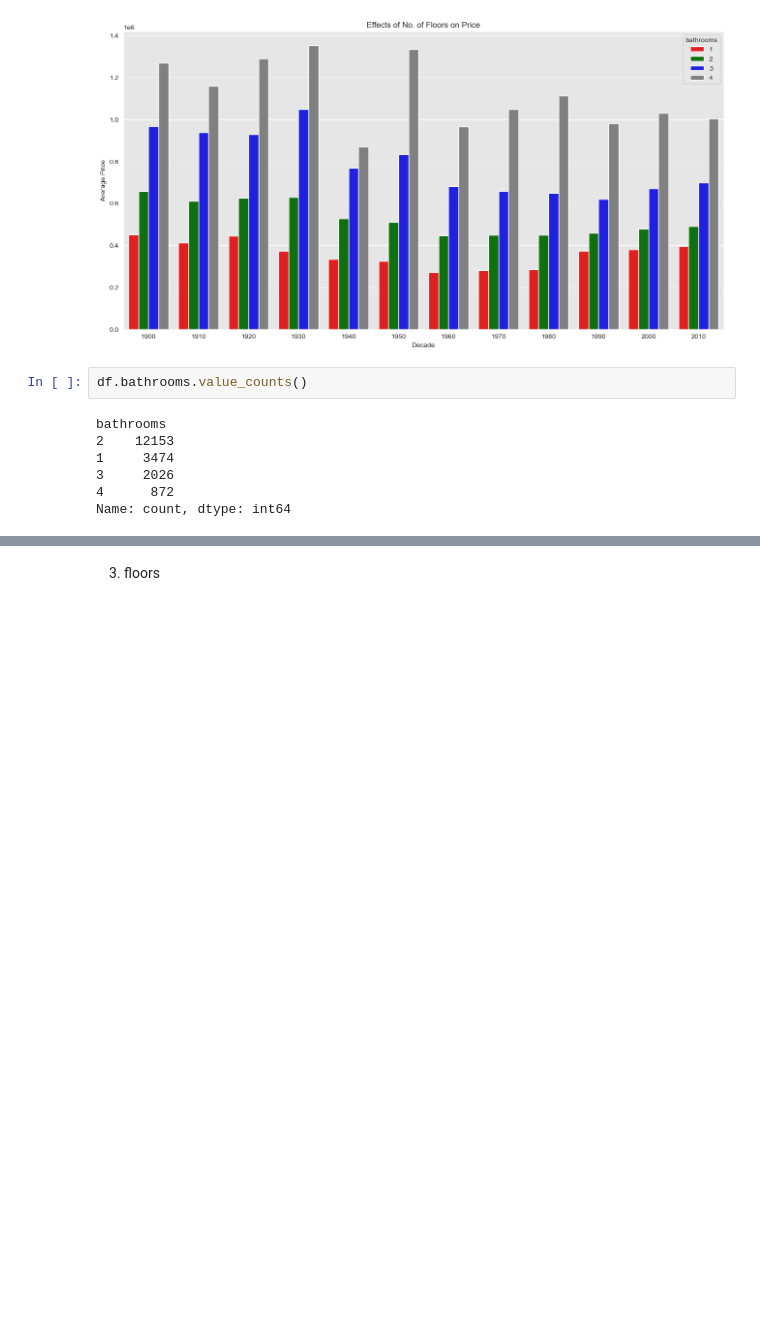
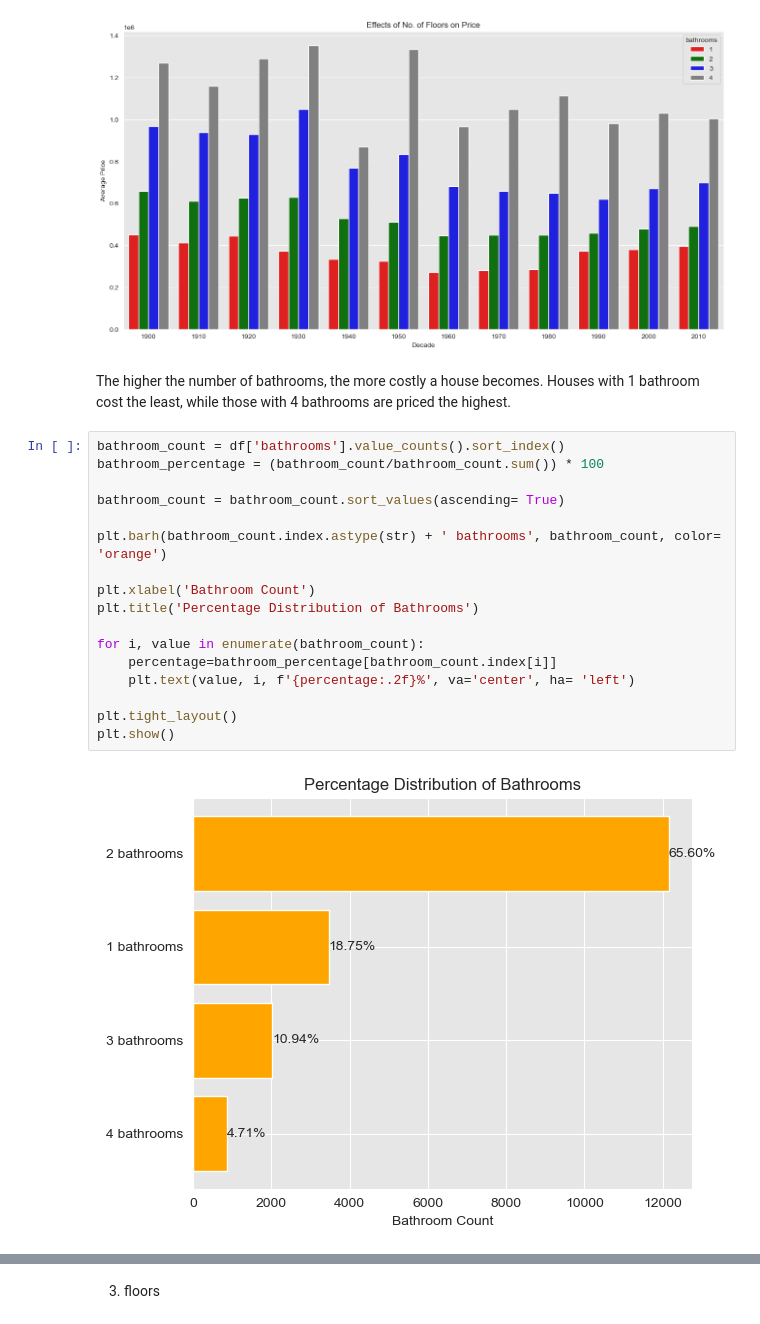
Before and after one commit to AwuorJ/Multiple_Regression_Analysis_of_King_Countys_Real_Estate_Market, a Jupyter notebook: workbook.ipynb, the cells around one changed output, grey strips where cells are left out. Drawn from its saved outputs; the diff is of its cells as text; blank space fills up the shorter version.

```diff
--- a/workbook.ipynb
+++ b/workbook.ipynb
@@ -669,12 +690,24 @@ plt.legend(title= 'bathrooms')
 plt.show()
 # %% [output]
 [figure]
-# %%
-df.bathrooms.value_counts()
-# %% [output]
-bathrooms
-2    12153
-1     3474
-3     2026
-4      872
-Name: count, dtype: int64
+# %% [markdown]
+The higher the number of bathrooms, the more costly a house becomes. Houses with 1 bathroom cost the least, while those with 4 bathrooms are priced the highest.
+# %%
+bathroom_count = df['bathrooms'].value_counts().sort_index()
+bathroom_percentage = (bathroom_count/bathroom_count.sum()) * 100
+
+bathroom_count = bathroom_count.sort_values(ascending= True)
+
+plt.barh(bathroom_count.index.astype(str) + ' bathrooms', bathroom_count, color= 'orange')
+
+plt.xlabel('Bathroom Count')
+plt.title('Percentage Distribution of Bathrooms')
+
+for i, value in enumerate(bathroom_count):
+    percentage=bathroom_percentage[bathroom_count.index[i]]
+    plt.text(value, i, f'{percentage:.2f}%', va='center', ha= 'left')
+
+plt.tight_layout()
+plt.show()
+# %% [output]
+[figure, added]
```
Also changed, not shown: parts of 44 cells of this notebook.
